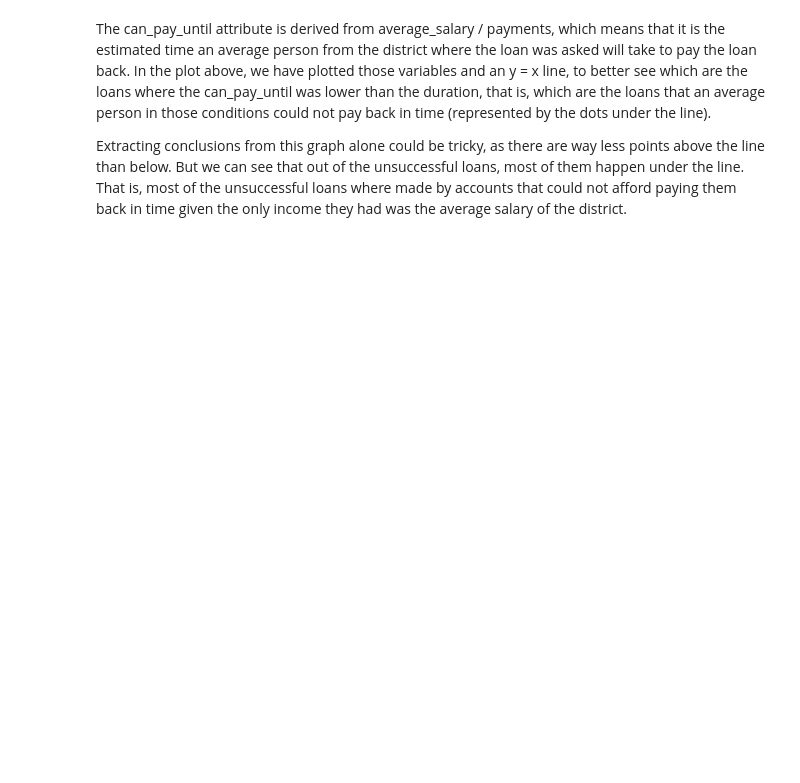
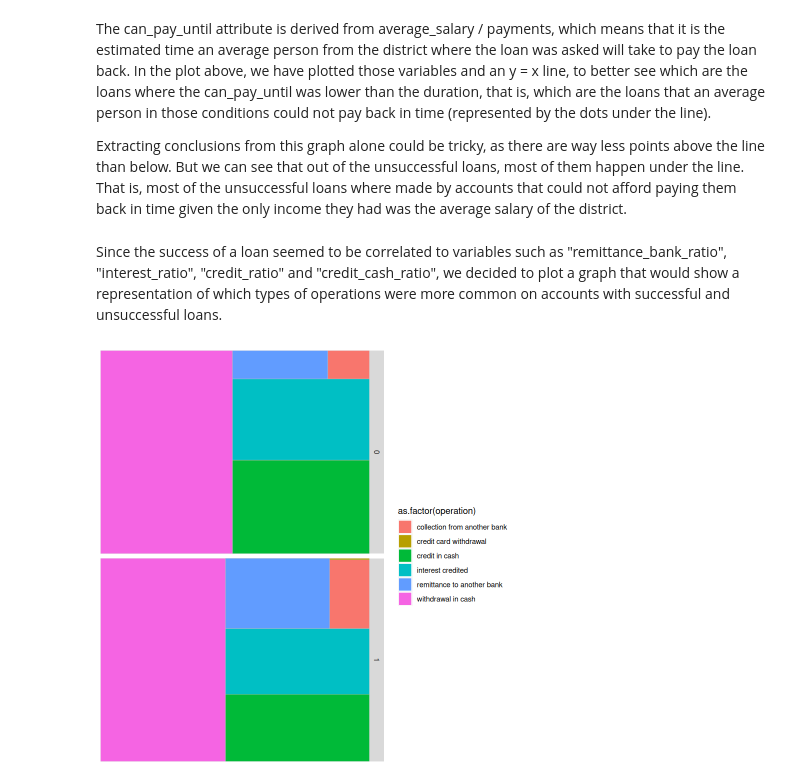
Before and after one commit to 1Krypt0/FEUP-AC-PROJ, a Jupyter notebook: docs/data-understanding.ipynb, the cells around one changed output. Drawn from its saved outputs; the diff is of its cells as text; code cells hidden in the pictures; blank space fills up the shorter version.

Commit message:
Add incredible inovative treemap! <3

```diff
--- a/docs/data-understanding.ipynb
+++ b/docs/data-understanding.ipynb
@@ -123,3 +124,33 @@ geom_abline(slope=1, intercept = 0)
 The can_pay_until attribute is derived from average_salary / payments, which means that it is the estimated time an average person from the district where the loan was asked will take to pay the loan back. In the plot above, we have plotted those variables and an y = x line, to better see which are the loans where the can_pay_until was lower than the duration, that is, which are the loans that an average person in those conditions could not pay back in time (represented by the dots under the line).
 
 Extracting conclusions from this graph alone could be tricky, as there are way less points above the line than below. But we can see that out of the unsuccessful loans, most of them happen under the line. That is, most of the unsuccessful loans where made by accounts that could not afford paying them back in time given the only income they had was the average salary of the district.
+# %% [markdown]
+Since the success of a loan seemed to be correlated to variables such as "remittance_bank_ratio", "interest_ratio", "credit_ratio" and "credit_cash_ratio", we decided to plot a graph that would show a representation of which types of operations were more common on accounts with successful and unsuccessful loans.
+# %%
+trans_data <- read.csv("../data/trans_dev.csv", sep=";")
+loan_data <- read.csv("../data/loan_dev.csv", sep=";")
+trans_data <- replace(trans_data, (trans_data == "" | trans_data == " "), NA)
+colnames(trans_data)[colnames(trans_data) == "k_symbol"] <- "category"
+trans_data <- transform(trans_data,
+    operation = ifelse(
+      is.na(trans_data$operation) | trans_data$operation == "" |
+        trans_data$operation == " ",
+      "interest credited",
+      operation
+    )
+  )
+trans_data$category[is.na(trans_data$category)] <- "other"
+loan_data[loan_data$status == -1, ]$status <- 0
+trans_loan <- loan_data %>%
+    left_join(trans_data, by = "account_id")
+trans_loan_new <- trans_loan %>%
+    group_by(operation, status) %>%
+    mutate(n = n()) %>%
+    select(n,operation,status) %>%
+    distinct()
+# %%
+ggplot(trans_loan_new, aes(area=n, fill=as.factor(operation))) +
+  geom_treemap() +
+  facet_grid(status ~ .)
+# %% [output]
+[figure, added]
```
Also changed, not shown: parts of 8 cells of this notebook.
